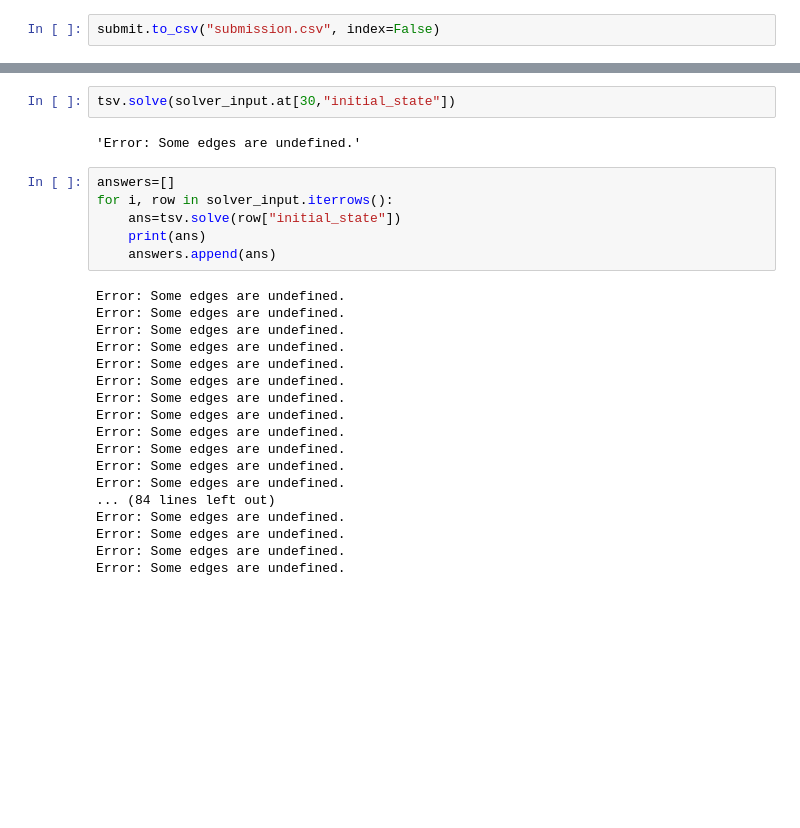
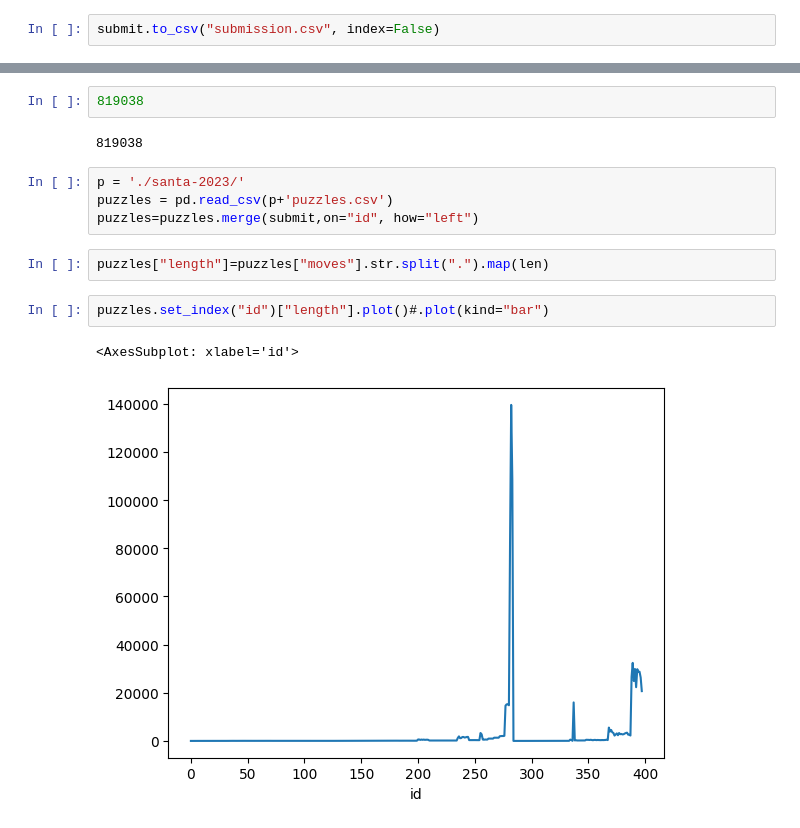
Before and after one commit to birdwatcherYT/santa2023, a Jupyter notebook: santa2023.ipynb, the cells around one changed output, grey strips where cells are left out. Saved outputs shown, nothing was run; the diff lists cells and outputs as text; blank space fills up the shorter version.

```diff
--- a/santa2023.ipynb
+++ b/santa2023.ipynb
@@ -736,28 +546,15 @@ Counter(solver_input.at[30,"initial_state"]), Counter(solver_input.at[30,"soluti
-# %%
-tsv.solve(solver_input.at[30,"initial_state"])
-# %% [output]
-'Error: Some edges are undefined.'
-# %%
-answers=[]
-for i, row in solver_input.iterrows():
-    ans=tsv.solve(row["initial_state"])
-    print(ans)
-    answers.append(ans)
-# %% [output]
-Error: Some edges are undefined.
-Error: Some edges are undefined.
-Error: Some edges are undefined.
-Error: Some edges are undefined.
-Error: Some edges are undefined.
-Error: Some edges are undefined.
-Error: Some edges are undefined.
-Error: Some edges are undefined.
-Error: Some edges are undefined.
-Error: Some edges are undefined.
-Error: Some edges are undefined.
-Error: Some edges are undefined.
-... (84 lines left out)
-Error: Some edges are undefined.
-Error: Some edges are undefined.
-Error: Some edges are undefined.
-Error: Some edges are undefined.
+# %%
+819038
+# %% [output]
+819038
+# %%
+p = './santa-2023/'
+puzzles = pd.read_csv(p+'puzzles.csv')
+puzzles=puzzles.merge(submit,on="id", how="left")
+# %%
+puzzles["length"]=puzzles["moves"].str.split(".").map(len)
+# %%
+puzzles.set_index("id")["length"].plot()#.plot(kind="bar")
+# %% [output]
+<AxesSubplot: xlabel='id'>
+[figure, added]
```
Also changed, not shown: parts of 49 cells of this notebook, 5 other files.
